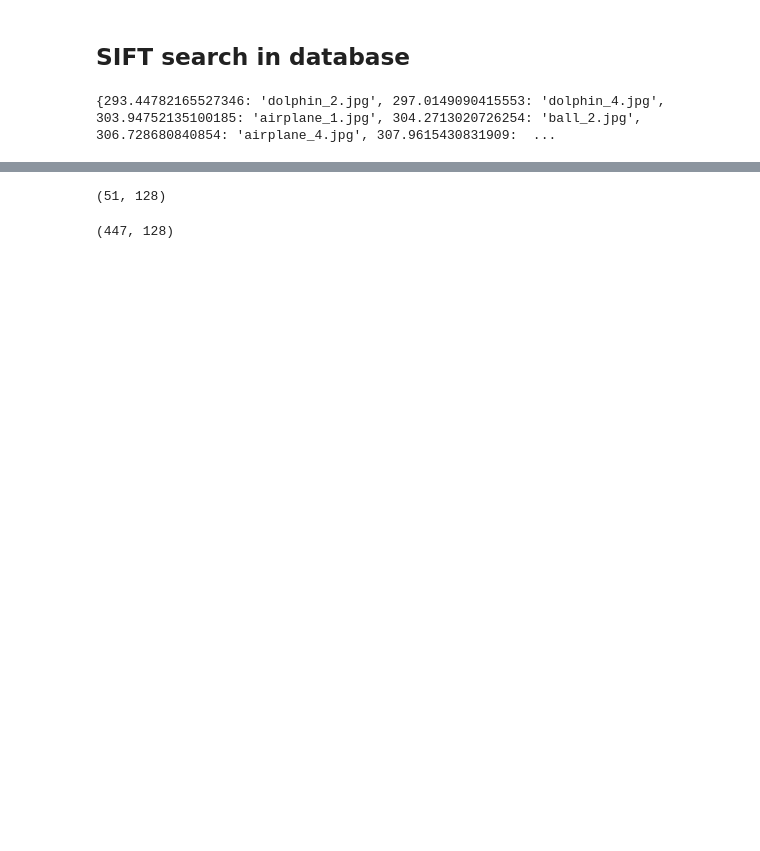
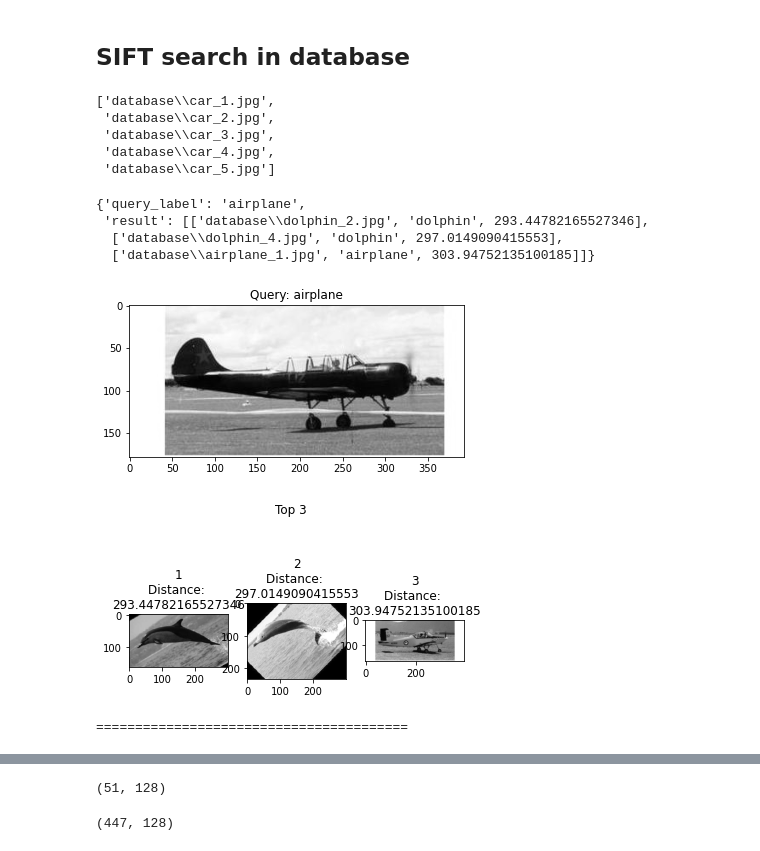
Before and after one commit to GuillaumeGirouard/INF6804, a Jupyter notebook: TP1_INF6804.ipynb, the cells around one changed output, grey strips where cells are left out. Cells and saved outputs as stored; diff of their text form; code cells hidden in the pictures; blank space fills up the shorter version.

Commit message:
changement + perf SIFT

```diff
--- a/TP1_INF6804.ipynb
+++ b/TP1_INF6804.ipynb
@@ -537,29 +550,53 @@ def correspond_SIFT2(descriptors_1,descriptors_2,keypoints_1,keypoints_2):
         dist += match.distance
     return dist/len(matches)
 
-def search_database(query):
+def search_database(query_label):
+    query=img_query[query_label][0]
     im_query = cv2.imread(query,cv2.IMREAD_GRAYSCALE)
     im_query =cv2.resize(im_query,(256,256))
 
     sift = cv2.SIFT_create(nOctaveLayers = 3, contrastThreshold=0.03,edgeThreshold =15,sigma=4)
     keypoints_1, descriptors_1 = sift.detectAndCompute(im_query,None)
     result = {}
-    for images in os.listdir("./database/"):
-        database = cv2.imread("./database/"+images,cv2.IMREAD_GRAYSCALE)
-        database = cv2.resize(database,(256,256))
+    for label in img_labels:
+        for images in img_data[label]:
+            database = cv2.imread(images,cv2.IMREAD_GRAYSCALE)
+            database = cv2.resize(database,(256,256))
 
-        keypoints_2, descriptors_2 = sift.detectAndCompute(database,None)
-        #find matches with brute force matching:
-        score = correspond_SIFT2(descriptors_1,descriptors_2,keypoints_1,keypoints_2)
-        result[score] = images
+            keypoints_2, descriptors_2 = sift.detectAndCompute(database,None)
+            #find matches with brute force matching:
+            score = correspond_SIFT2(descriptors_1,descriptors_2,keypoints_1,keypoints_2)
+            result[score] = [images,label,score]
     myKeys = list(result.keys())
     myKeys.sort()
     sorted_dict = {i: result[i] for i in myKeys}
-    print(sorted_dict)
+    return sorted_dict
-# %%
-search_database("airplane_query.jpg")
-# %% [output]
-{293.44782165527346: 'dolphin_2.jpg', 297.0149090415553: 'dolphin_4.jpg', 303.94752135100185: 'airplane_1.jpg', 304.2713020726254: 'ball_2.jpg', 306.728680840854: 'airplane_4.jpg', 307.9615430831909:  ...
+# %%
+img_data["car"]
+# %% [output]
+['database\\car_1.jpg',
+ 'database\\car_2.jpg',
+ 'database\\car_3.jpg',
+ 'database\\car_4.jpg',
+ 'database\\car_5.jpg']
+# %%
+res=search_database("airplane")
+top3={}
+top3["query_label"]="airplane"
+top3["result"]=[res[i] for i in iter(search_database("airplane"))][:3]
+# %%
+top3
+# %% [output]
+{'query_label': 'airplane',
+ 'result': [['database\\dolphin_2.jpg', 'dolphin', 293.44782165527346],
+  ['database\\dolphin_4.jpg', 'dolphin', 297.0149090415553],
+  ['database\\airplane_1.jpg', 'airplane', 303.94752135100185]]}
+# %%
+showtop3(top3)
+# %% [output]
+[figure, added]
+[figure, added]
+========================================
 # %%
 #reading image
 img2 = cv2.imread('./database/airplane_1.jpg')
```
Also changed, not shown: parts of 14 cells of this notebook.
